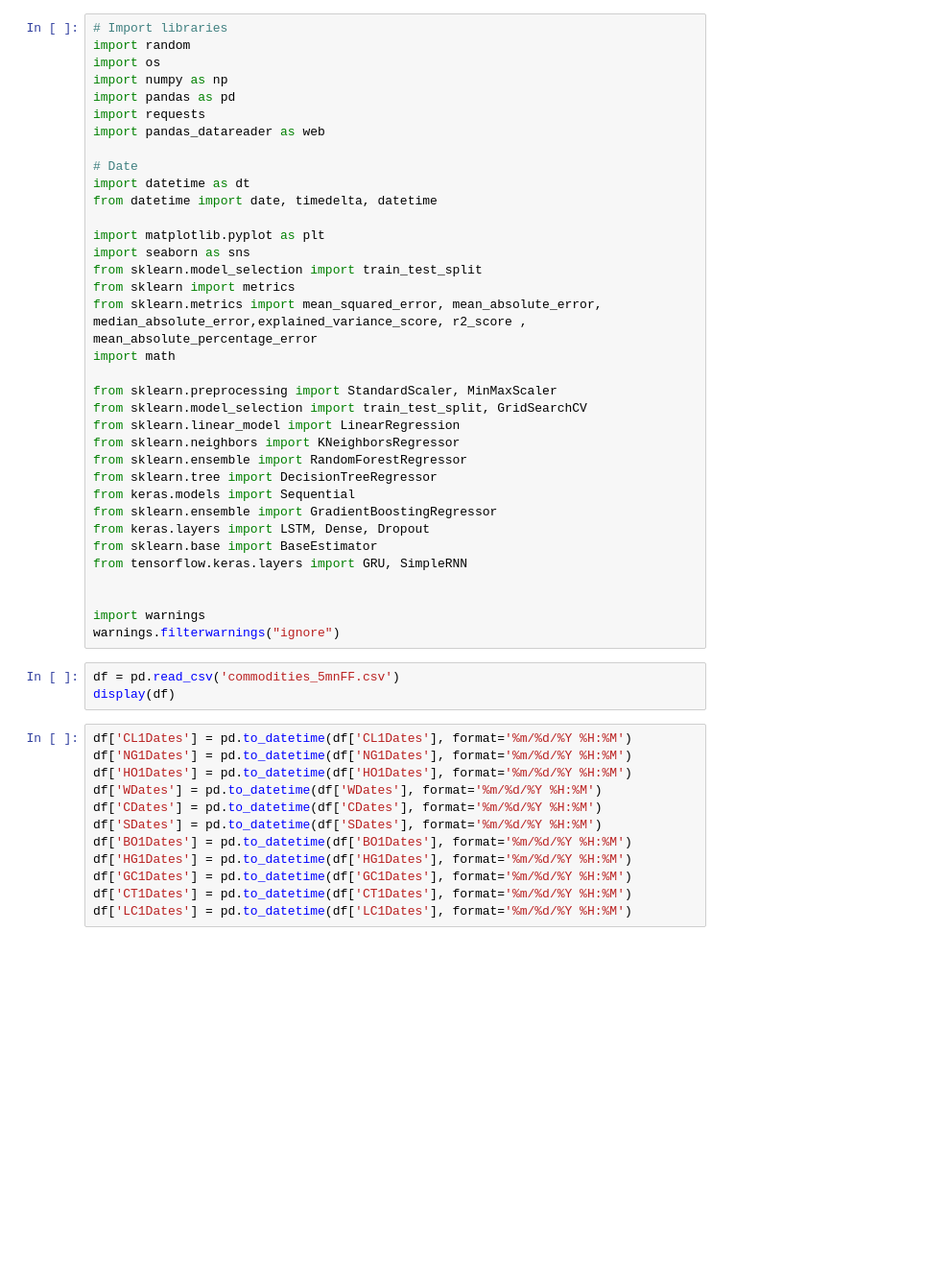
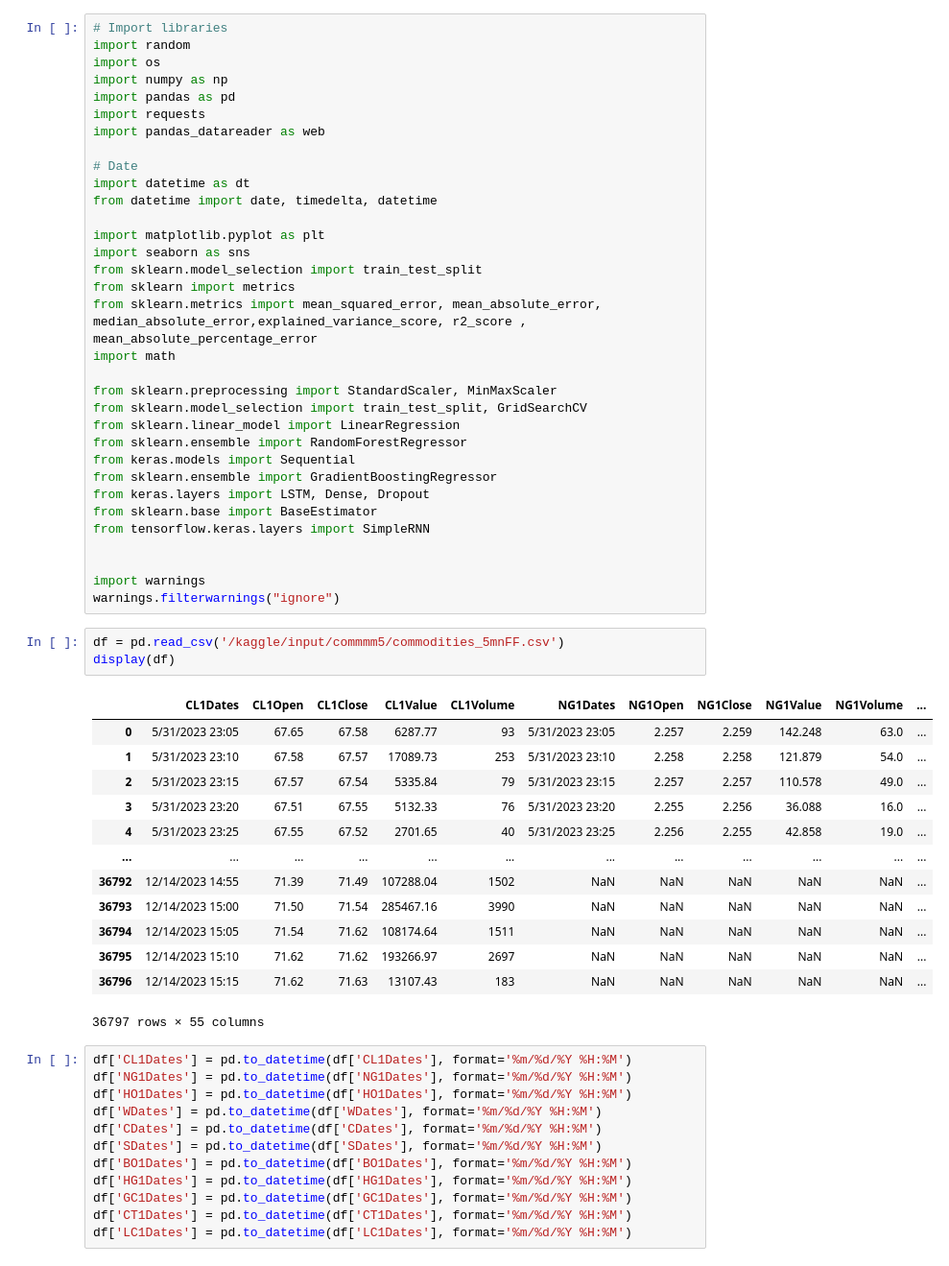
Before and after one commit to kenzaelk/Prediction_commodity_prices, a Jupyter notebook: commodity5min.ipynb, the cells around one changed output. Shown at 96% size. Cells and saved outputs as stored; diff of their text form; blank space fills up the shorter version.

```diff
--- a/commodity5min.ipynb
+++ b/commodity5min.ipynb
@@ -21,21 +21,33 @@ import math
 from sklearn.preprocessing import StandardScaler, MinMaxScaler
 from sklearn.model_selection import train_test_split, GridSearchCV
 from sklearn.linear_model import LinearRegression
-from sklearn.neighbors import KNeighborsRegressor
 from sklearn.ensemble import RandomForestRegressor
-from sklearn.tree import DecisionTreeRegressor
 from keras.models import Sequential
 from sklearn.ensemble import GradientBoostingRegressor
 from keras.layers import LSTM, Dense, Dropout
 from sklearn.base import BaseEstimator
-from tensorflow.keras.layers import GRU, SimpleRNN
+from tensorflow.keras.layers import SimpleRNN
 
 
 import warnings
 warnings.filterwarnings("ignore")
 # %%
-df = pd.read_csv('commodities_5mnFF.csv')
+df = pd.read_csv('/kaggle/input/commmm5/commodities_5mnFF.csv')
 display(df)
+# %% [output]
+|  | CL1Dates | CL1Open | CL1Close | CL1Value | CL1Volume | NG1Dates | NG1Open | NG1Close | NG1Value | NG1Volume | ... |
+| 0 | 5/31/2023 23:05 | 67.65 | 67.58 | 6287.77 | 93 | 5/31/2023 23:05 | 2.257 | 2.259 | 142.248 | 63.0 | ... |
+| 1 | 5/31/2023 23:10 | 67.58 | 67.57 | 17089.73 | 253 | 5/31/2023 23:10 | 2.258 | 2.258 | 121.879 | 54.0 | ... |
+| 2 | 5/31/2023 23:15 | 67.57 | 67.54 | 5335.84 | 79 | 5/31/2023 23:15 | 2.257 | 2.257 | 110.578 | 49.0 | ... |
+| 3 | 5/31/2023 23:20 | 67.51 | 67.55 | 5132.33 | 76 | 5/31/2023 23:20 | 2.255 | 2.256 | 36.088 | 16.0 | ... |
+| 4 | 5/31/2023 23:25 | 67.55 | 67.52 | 2701.65 | 40 | 5/31/2023 23:25 | 2.256 | 2.255 | 42.858 | 19.0 | ... |
+| ... | ... | ... | ... | ... | ... | ... | ... | ... | ... | ... | ... |
+| 36792 | 12/14/2023 14:55 | 71.39 | 71.49 | 107288.04 | 1502 | NaN | NaN | NaN | NaN | NaN | ... |
+| 36793 | 12/14/2023 15:00 | 71.50 | 71.54 | 285467.16 | 3990 | NaN | NaN | NaN | NaN | NaN | ... |
+| 36794 | 12/14/2023 15:05 | 71.54 | 71.62 | 108174.64 | 1511 | NaN | NaN | NaN | NaN | NaN | ... |
+| 36795 | 12/14/2023 15:10 | 71.62 | 71.62 | 193266.97 | 2697 | NaN | NaN | NaN | NaN | NaN | ... |
+| 36796 | 12/14/2023 15:15 | 71.62 | 71.63 | 13107.43 | 183 | NaN | NaN | NaN | NaN | NaN | ... |
+36797 rows × 55 columns
 # %%
 df['CL1Dates'] = pd.to_datetime(df['CL1Dates'], format='%m/%d/%Y %H:%M')
 df['NG1Dates'] = pd.to_datetime(df['NG1Dates'], format='%m/%d/%Y %H:%M')
```
Also changed, not shown: parts of 20 cells of this notebook.
